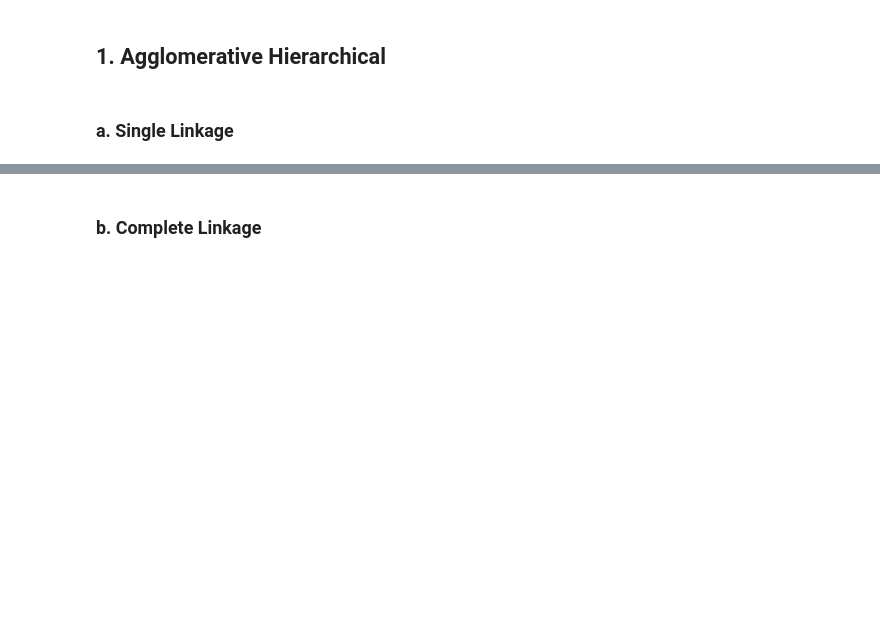
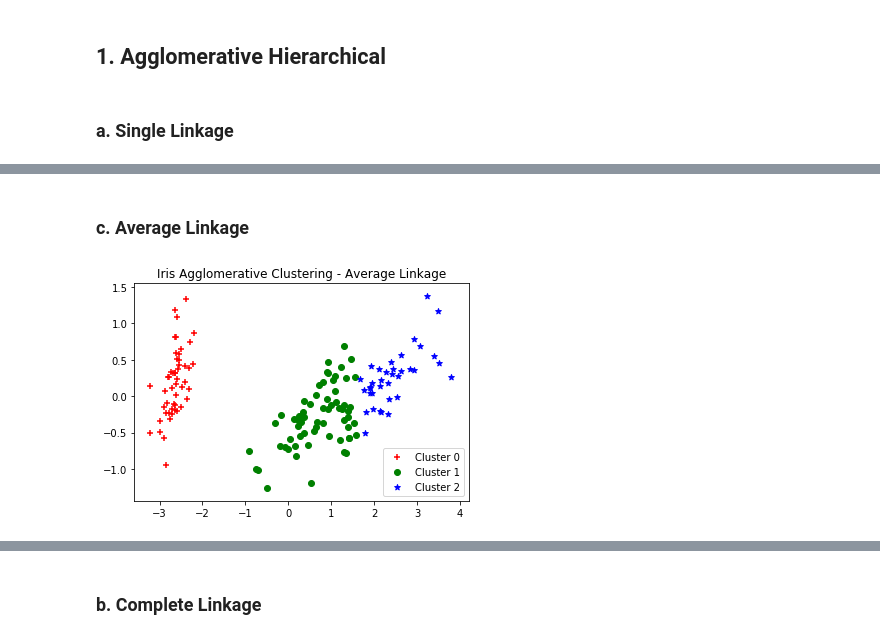
Before and after one commit to tugas-itb-erick/IF4071-Pembelajaran-Mesin, a Jupyter notebook: TugasBesarI_13515021_13515057_13515063.ipynb, the cells around one changed output, grey strips where cells are left out. Saved outputs shown, nothing was run; the diff lists cells and outputs as text; code cells hidden in the pictures; blank space fills up the shorter version.

```diff
--- a/TugasBesarI_13515021_13515057_13515063.ipynb
+++ b/TugasBesarI_13515021_13515057_13515063.ipynb
@@ -51,0 +108,7 @@ plot_initial(iris_df, "Iris Datasets")
+# %% [markdown]
+### c. Average Linkage
+# %%
+average = AgglomerativeClustering(n_clusters=3, linkage='average').fit(iris_df.values)
+plot_cluster(iris_df, average.labels, "Iris Agglomerative Clustering - Average Linkage")
+# %% [output]
+[figure, added]
```
Also changed, not shown: parts of 26 cells of this notebook.
